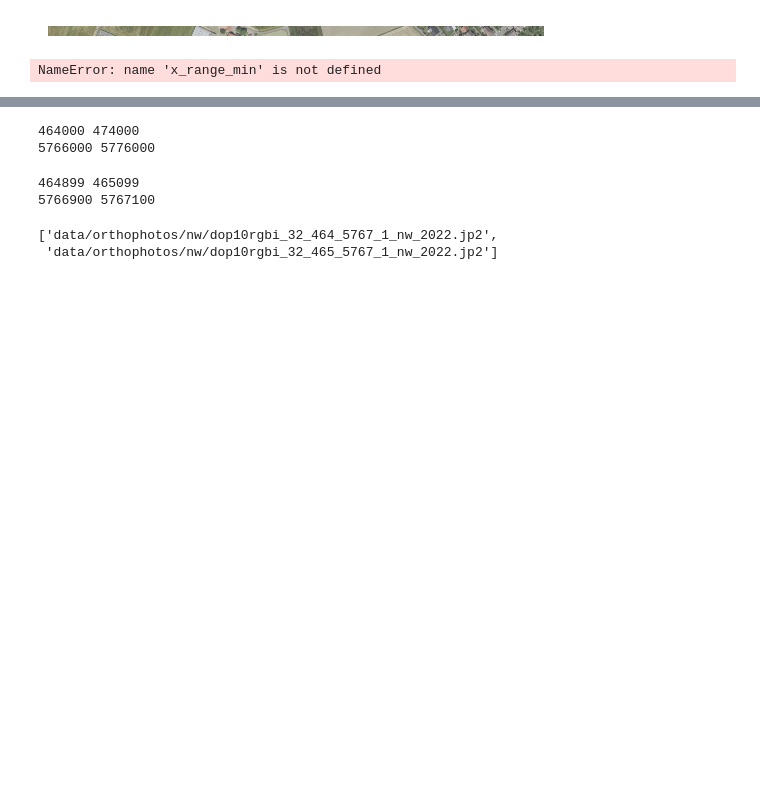
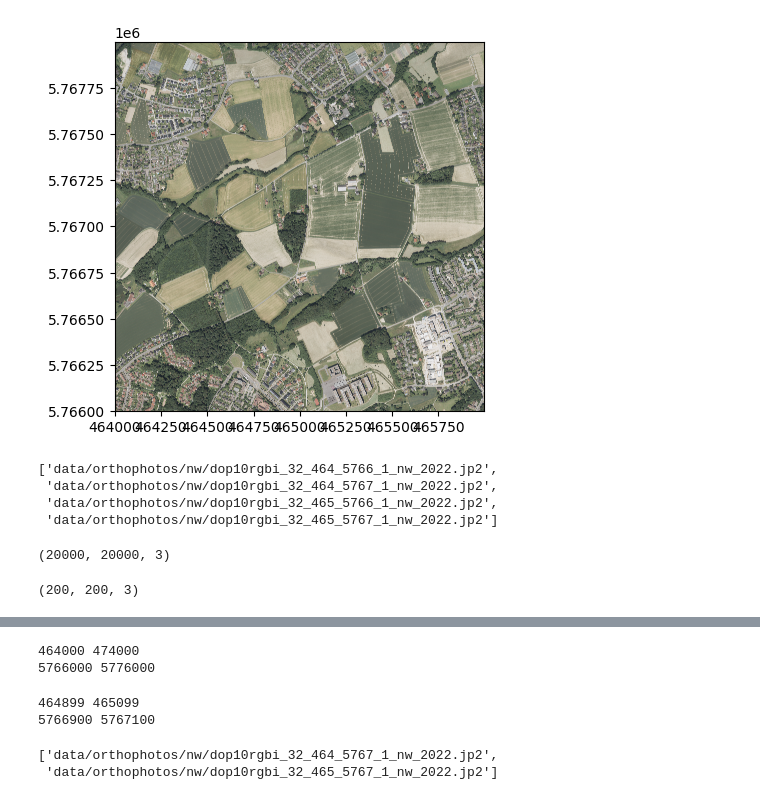
Before and after one commit to krispypancakes/OrthoStitch, a Jupyter notebook: baseline.ipynb, the cells around one changed output, grey strips where cells are left out. Cells and saved outputs as stored; diff of their text form; code cells hidden in the pictures; blank space fills up the shorter version.

```diff
--- a/baseline.ipynb
+++ b/baseline.ipynb
@@ -41,9 +41,9 @@ def stitch_images(file_paths: List[str]) -> np.ndarray:
 # %%
 def get_image_coords(file_paths: str, ) -> tuple[int]:
     image_xs = [get_long(file) for file in file_paths]
-    image_min_x, image_max_x = min(image_xs), max(image_xs) + 9000
+    image_min_x, image_max_x = min(image_xs), max(image_xs) + 999
     image_ys = [get_lat(file) for file in file_paths]
-    image_min_y, image_max_y = min(image_ys), max(image_ys) + 9000
+    image_min_y, image_max_y = min(image_ys), max(image_ys) + 999
 
     return image_min_x, image_max_x, image_min_y, image_max_y
 # %%
@@ -63,17 +63,17 @@ file_lats = [get_lat(file_path=file_name) for file_name in file_names]
 file_min_long, file_max_long = min(file_longs), max(file_longs) + 999
 file_min_lat, file_max_lat = min(file_lats), max(file_lats) + 999
 
-assert file_min_long <= x <= file_max_long, f"Longitude value should be between {file_min_long} and {file_max_long}. Actual value: {long}"
-assert file_min_lat <= y <= file_max_lat, f"Latitude value should be between {file_min_lat} and {file_max_lat}. Actual value: {lat}"
+assert file_min_long <= x <= file_max_long, f"Longitude value should be between {file_min_long} and {file_max_long}. Actual value: {x}"
+assert file_min_lat <= y <= file_max_lat, f"Latitude value should be between {file_min_lat} and {file_max_lat}. Actual value: {y}"
 
 # determine the desired area to choose files
-x_range_min, x_range_max = x - radius, x + radius
-y_range_min, y_range_max = y - radius, y + radius
+x_min_crop, x_max_crop = x - radius, x + radius
+y_min_crop, y_max_crop = y - radius, y + radius
 
 # get all files for the longitudinal fit
-long_files = [file for file in file_names if (str(int(x_range_min/1000)) in file or str(int(x_range_max / 1000)) in file)]
+long_files = [file for file in file_names if (str(int(x_min_crop/1000)) in file or str(int(x_max_crop / 1000)) in file)]
 # from those get all the files for the latitudinal range
-target_files = [file for file in long_files if (str(int(y_range_min/1000)) in file or str(int(y_range_max / 1000)) in file)]
+target_files = [file for file in long_files if (str(int(y_min_crop/1000)) in file or str(int(y_max_crop / 1000)) in file)]
 target_files = [f"{data_dir}/{file}" for file in target_files]
 # now these files would need to be stitched together:
 if len(target_files) == 1:
@@ -88,18 +88,23 @@ plt.imshow(big_img)
 plt.axis("off")
 plt.show()
 
-x_min, x_max, y_min, y_max = get_image_coords(target_files)
-x_start = x_range_min - x_min
-x_end = x_range_max - x_max
-y_start = y_range_min - y_min
-y_end = y_range_max - y_min
+x_min_map, x_max_map, y_min_map, y_max_map = get_image_coords(target_files)
+x_start = (x_min_crop - x_min_map) *10
+x_end = (x_max_crop - x_min_map) * 10
+y_start = (y_min_crop - y_min_map) *10
+y_end = (y_max_crop - y_min_map) * 10
 
 # TODO: draw a red cross where the desired point should be
 crop = _map[y_start:y_end, x_start:x_end]
 
 
 # TODO: resize to 256x256
-# _map = _map.resize((256, 256))
+crop_img = Image.fromarray(crop)
+crop_resize = crop_img.resize((256, 256))
+
+plt.imshow(crop_resize)
+plt.axis("off")
+plt.show()
 # %% [output]
 We need to do some stitching !
 Longitude is same
@@ -112,17 +118,7 @@ Concat files data/orthophotos/nw/dop10rgbi_32_465_5766_1_nw_2022.jp2 and data/or
 # %%
-plt.imshow(Image.fromarray(crop))
-plt.axis("off")
+big_img = Image.fromarray(_map)
+plt.imshow(big_img, extent=[x_min_map, x_max_map, y_min_map, y_max_map])
+# plt.axis("off")
 plt.show()
 # %% [output]
-[figure, old version]
+[figure, new version]
-# %%
-x_min, x_max, y_min, y_max = get_image_coords(target_files)
-x_start = x_range_min - x_min
-x_end = x_range_max - x_max
-y_start = y_range_min - y_min
-y_end = y_range_max - y_min
-
-# TODO: draw a red cross where the desired point should be
-crop = _map[y_start:y_end, x_start:x_end]
-# %% [output]
-NameError: name 'x_range_min' is not defined
@@ -128,0 +127,7 @@ NameError: name 'x_range_min' is not defined
+# %%
+target_files
+# %% [output]
+['data/orthophotos/nw/dop10rgbi_32_464_5766_1_nw_2022.jp2',
+ 'data/orthophotos/nw/dop10rgbi_32_464_5767_1_nw_2022.jp2',
+ 'data/orthophotos/nw/dop10rgbi_32_465_5766_1_nw_2022.jp2',
+ 'data/orthophotos/nw/dop10rgbi_32_465_5767_1_nw_2022.jp2']
@@ -128,0 +168,8 @@ NameError: name 'x_range_min' is not defined
+# %%
+_map.shape
+# %% [output]
+(20000, 20000, 3)
+# %%
+c_array.shape
+# %% [output]
+(200, 200, 3)
```
Also changed, not shown: parts of 20 cells of this notebook.
